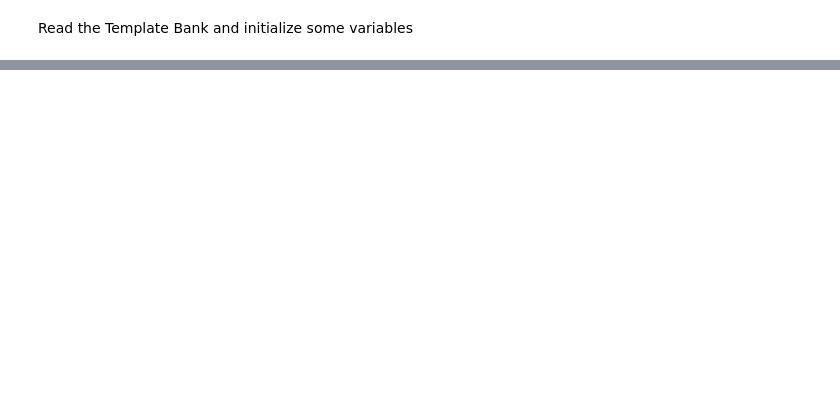
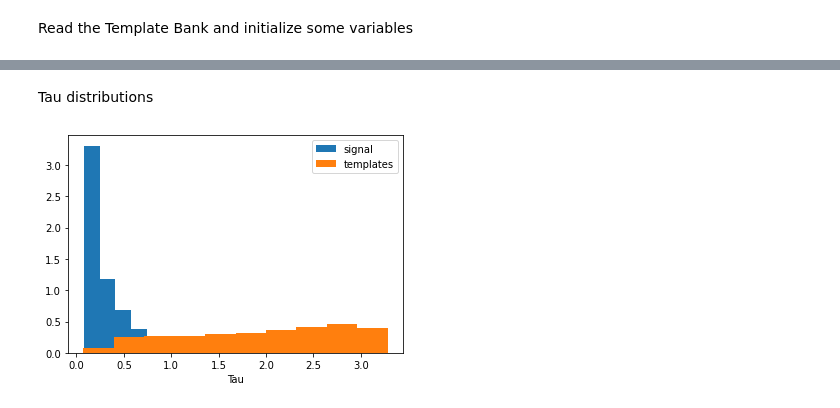
Before and after one commit to rahuldhurkunde/HM_plus_precession, a Jupyter notebook: FF_testing.ipynb, the cells around one changed output, grey strips where cells are left out. Cells and saved outputs as stored; diff of their text form; code cells hidden in the pictures; blank space fills up the shorter version.

```diff
--- a/FF_testing.ipynb
+++ b/FF_testing.ipynb
@@ -9,31 +24,8 @@ import mass as mass
 # %% [markdown]
 Read the Template Bank and initialize some variables
 # %%
-class tb_params:
-        def __init__(self, m1, m2, s1z, s2z, tau0, tau3, mc, q):
-                self.m1 = m1
-                self.m2 = m2
-                self.s1z = s1z
-                self.s2z = s2z
-                self.tau0 = tau0
-                self.tau3 = tau3
-                self.mc = mc
-                self.q = q
-
-def read_tb(filename, f_min):
-    tb_file = np.loadtxt(filename)
-    tb = []
-    for i in range(len(tb_file)):
-        temp_tau0 = conversions.pycbc.conversions.tau0_from_mass1_mass2(tb_file[i][0], tb_file[i][4], f_min)
-        temp_tau3 = conversions.pycbc.conversions.tau3_from_mass1_mass2(tb_file[i][0], tb_file[i][4], f_min)
-        temp_mc = conversions.mchirp_from_mass1_mass2(tb_file[i][0], tb_file[i][4])
-        temp_q = tb_file[i][0]/tb_file[i][4]
-        temp_obj = tb_params(tb_file[i][0], tb_file[i][4], tb_file[i][3], tb_file[i][7], temp_tau0, temp_tau3, temp_mc, temp_q)
-        tb.append(temp_obj)
-    return tb
-
 delta_f = 1/32
 delta_t = 1.0/4096
 f_min  = 25.0
-tb = read_tb("nonspinPCA", f_min)
+tb = func.read_tb("banks/vanilla_BBHbank", f_min)
 # %% [markdown]
@@ -193,0 +47,12 @@ NameError: name 'h_f' is not defined
+# %% [markdown]
+Tau distributions
+# %%
+sg_tau = np.array([x.tau0 for x in sg])
+tb_tau = np.array([x.tau0 for x in tb])
+plt.hist(sg_tau, density = True, label = 'signal')
+plt.hist(tb_tau, density = True, bins = 10, label = 'templates')
+plt.xlabel('Tau')
+plt.legend()
+plt.show()
+# %% [output]
+[figure, added]
```
Also changed, not shown: parts of 21 cells of this notebook, 8 other files.
